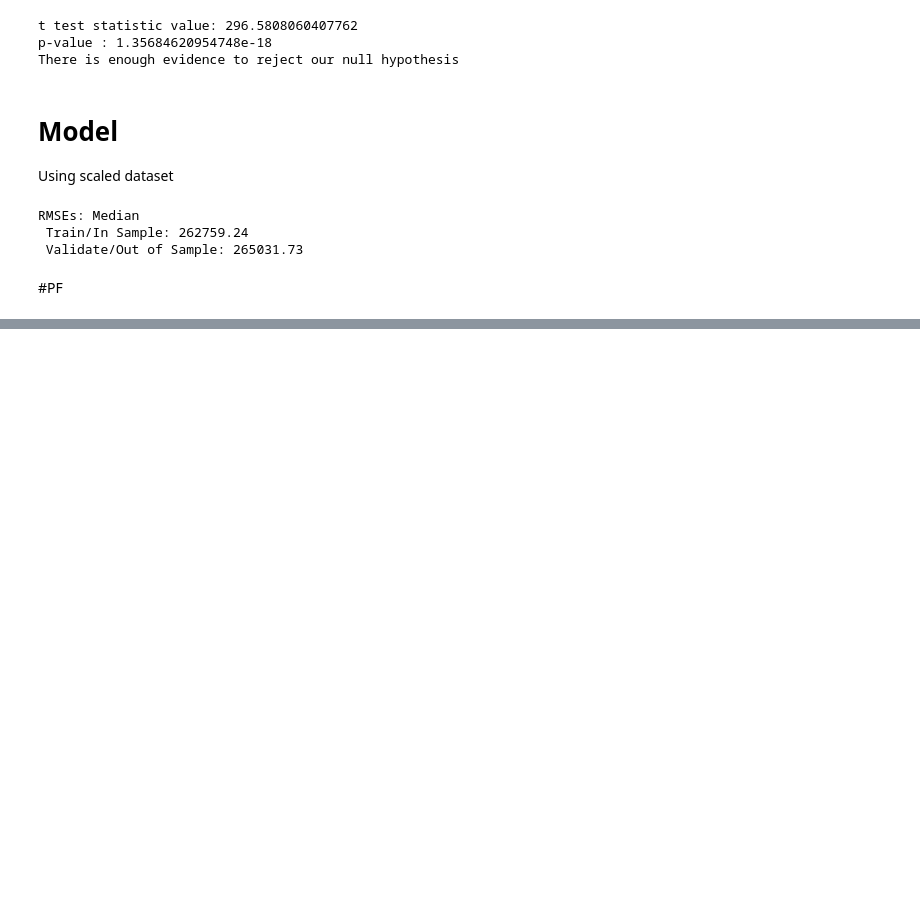
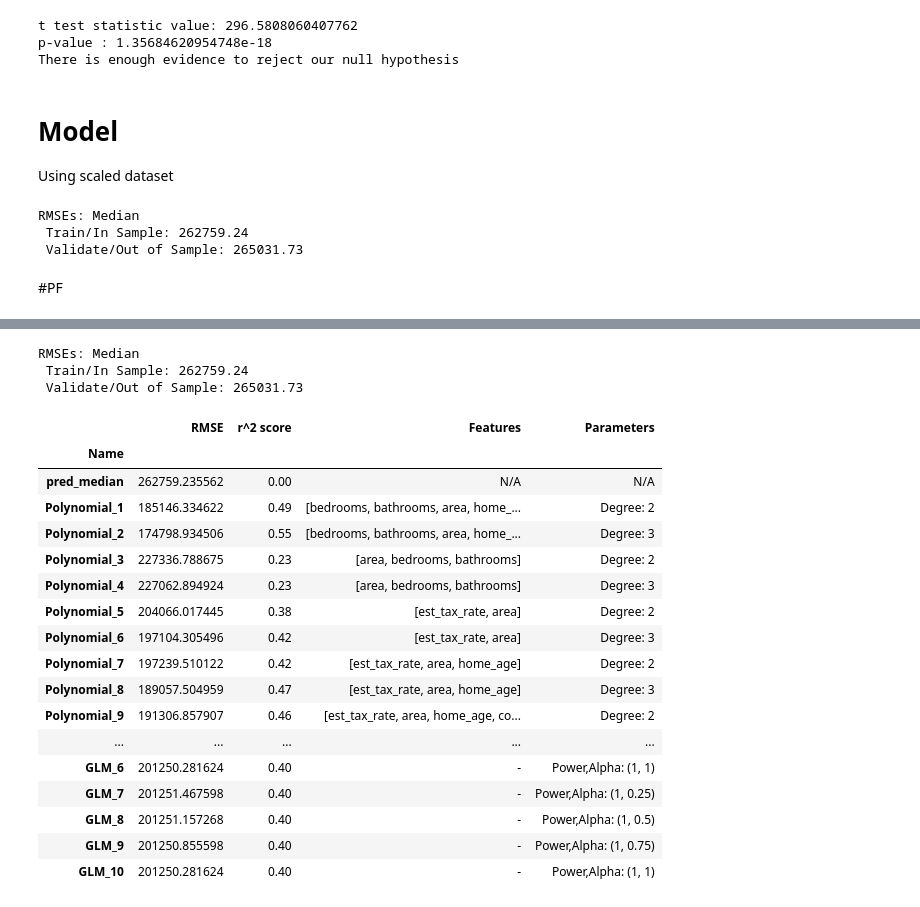
Before and after one commit to joshua-shorterivey/regression_project, a Jupyter notebook: explore.ipynb, the cells around one changed output, grey strips where cells are left out. Cells and saved outputs as stored; diff of their text form; code cells hidden in the pictures; blank space fills up the shorter version.

```diff
--- a/explore.ipynb
+++ b/explore.ipynb
@@ -923,8 +921,0 @@ validate_scores
-# %%
-#create a list of parameters
-pf_parameters = [3]
-
-#use list with product to create tuples of feature/parameter combination to feed into model
-selectors = list(product(feat_combos, pf_parameters))
-
-pf_mod(X_test, y_test, selectors, X_train, y_train)
@@ -958,0 +983,18 @@ test_score
+# %%
+
+#baseline --> choose median because data is scaled
+
+#add baseline columns
+y_train['pred_median'] = y_train.home_value.median()
+y_val['pred_median'] = y_val.home_value.median()
+y_test['pred_median'] = y_test.home_value_median()
+
+#add/calc RMSEs for median baseline predictions
+rmse_train = mean_squared_error(y_train.home_value, y_train.pred_median, squared=False)
+rmse_val = mean_squared_error(y_val.home_value, y_val.pred_median, squared=False)
+
+print(f'RMSEs: Median\n Train/In Sample: {round(rmse_train, 2)}\n Validate/Out of Sample: {round(rmse_val, 2)}')
+# %% [output]
+RMSEs: Median
+ Train/In Sample: 262759.24
+ Validate/Out of Sample: 265031.73
@@ -958,0 +1113,51 @@ test_score
+# %%
+def train_score(X_train, y_train):
+
+    #create a lists of parameters
+    pf_parameters = [2,3]
+    lars_parameters = [.25, .5, .75, 1]
+    glm_parameters = [(0,1), (0,.25), (0,.5), (0,.75), (0,1), (1,1), (1,.25), (1,.5), (1,.75), (1,1)]
+
+    #use list with product to create tuples of feature/parameter combination to feed into model
+    pf_selectors = list(product(feat_combos, pf_parameters))
+
+    #run ols model with feature combinations
+    pf_descriptions = pf_mod(X_train, y_train, selectors)
+    olf_descriptions = ols_mod(X_train, y_train, feat_combos)
+    lars_descriptions = lars_mod(X_train, y_train, lars_parameters)
+    glm_descriptions = GLM_mod(X_train, y_train, glm_parameters)
+
+    model_descriptions = pd.DataFrame([['pred_median', rmse_train, 0, 'N/A', 'N/A']], columns=['Name','RMSE', 'r^2 score','Features', 'Parameters'])
+
+    #create df for model scores on the train scores
+    model_scores = pd.DataFrame({}, columns=['Model', 'r^2 score'])
+    model_scores = model_scores.set_index('Model')
+    model_descriptions = pd.concat([model_descriptions, pf_descriptions, lars_descriptions, olf_descriptions, glm_descriptions])
+    model_descriptions = model_descriptions.set_index('Name')
+    for idx, model in enumerate(y_train.drop(columns='home_value').columns):
+        model_descriptions.loc[model, 'r^2 score'] = explained_variance_score(y_train['home_value'], y_train[model])
+
+
+
+    return round(model_descriptions,2)
+# %%
+train_score(X_train, y_train)
+# %% [output]
+|  | RMSE | r^2 score | Features | Parameters |
+| Name |  |  |  |  |
+| pred_median | 262759.235562 | 0.00 | N/A | N/A |
+| Polynomial_1 | 185146.334622 | 0.49 | [bedrooms, bathrooms, area, home_... | Degree: 2 |
+| Polynomial_2 | 174798.934506 | 0.55 | [bedrooms, bathrooms, area, home_... | Degree: 3 |
+| Polynomial_3 | 227336.788675 | 0.23 | [area, bedrooms, bathrooms] | Degree: 2 |
+| Polynomial_4 | 227062.894924 | 0.23 | [area, bedrooms, bathrooms] | Degree: 3 |
+| Polynomial_5 | 204066.017445 | 0.38 | [est_tax_rate, area] | Degree: 2 |
+| Polynomial_6 | 197104.305496 | 0.42 | [est_tax_rate, area] | Degree: 3 |
+| Polynomial_7 | 197239.510122 | 0.42 | [est_tax_rate, area, home_age] | Degree: 2 |
+| Polynomial_8 | 189057.504959 | 0.47 | [est_tax_rate, area, home_age] | Degree: 3 |
+| Polynomial_9 | 191306.857907 | 0.46 | [est_tax_rate, area, home_age, co... | Degree: 2 |
+| ... | ... | ... | ... | ... |
+| GLM_6 | 201250.281624 | 0.40 | - | Power,Alpha: (1, 1) |
+| GLM_7 | 201251.467598 | 0.40 | - | Power,Alpha: (1, 0.25) |
+| GLM_8 | 201251.157268 | 0.40 | - | Power,Alpha: (1, 0.5) |
+| GLM_9 | 201250.855598 | 0.40 | - | Power,Alpha: (1, 0.75) |
+| GLM_10 | 201250.281624 | 0.40 | - | Power,Alpha: (1, 1) |
```
Also changed, not shown: parts of 49 cells of this notebook, 3 other files.
